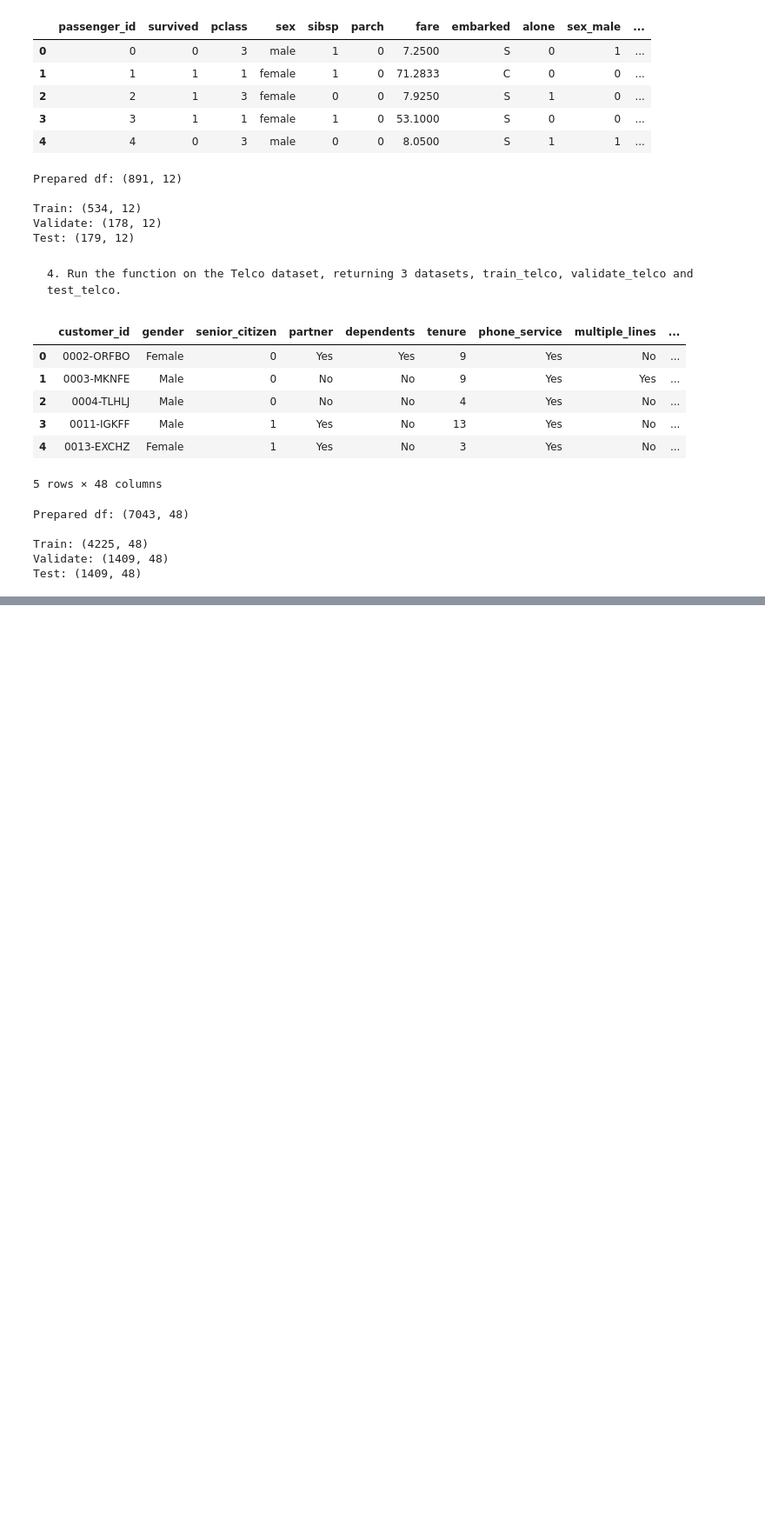
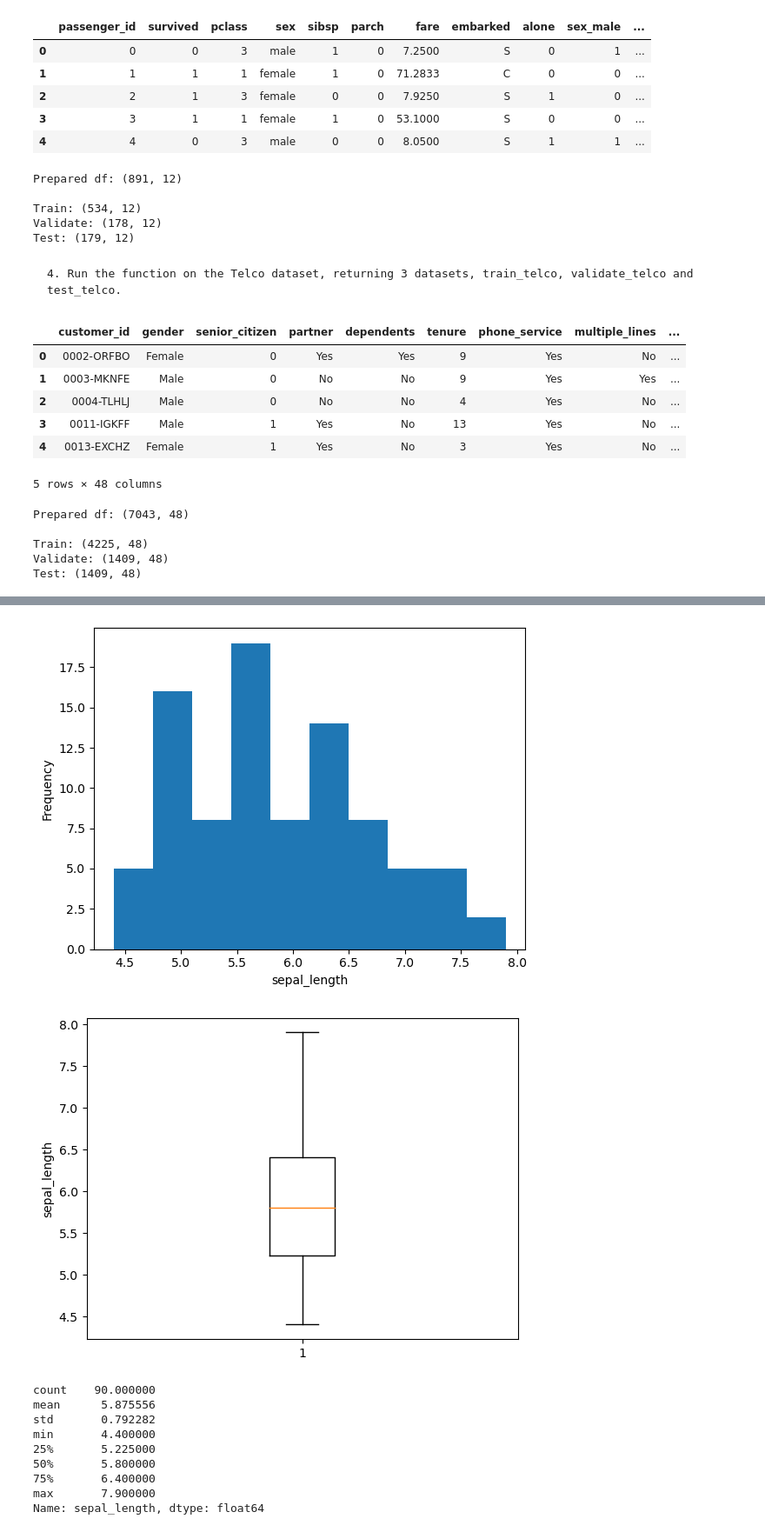
Before and after one commit to rosendo-lugo/classification-exercises, a Jupyter notebook: classification_exercises.ipynb, the cells around one changed output, grey strips where cells are left out. Shown at 87% size. Drawn from its saved outputs; the diff is of its cells as text; code cells hidden in the pictures; blank space fills up the shorter version.

```diff
--- a/classification_exercises.ipynb
+++ b/classification_exercises.ipynb
@@ -1262,18 +1148,0 @@ test.head()
-# %%
-# Iterate over each quantitative variable
-for col in train.select_dtypes(include=['float', 'int']):
-
-    # Create a histogram
-    plt.hist(train[col], bins=20)
-    plt.xlabel(col)
-    plt.ylabel('Frequency')
-    plt.show()
-
-    # Create a boxplot
-    plt.boxplot(train[col])
-    plt.ylabel(col)
-    plt.show()
-
-    # Compute descriptive statistics
-    stats = train[col].describe()
-    print(stats)
@@ -1416,7 +1148,0 @@ print(species_freq)
-# %%
-#
-for col in train.select_dtypes(include=['float', 'int']):
-
-    the_data = pd.cut(train[col], 5)
-
-    print(the_data.value_counts())
@@ -1464,0 +1322,30 @@ Name: petal_width, dtype: int64
+# %%
+# Iterate over each quantitative variable
+for col in train.select_dtypes(include=['float', 'int']):
+
+    # Create a histogram
+    plt.hist(train[col], bins=10)
+    plt.xlabel(col)
+    plt.ylabel('Frequency')
+    plt.show()
+
+    # Create a boxplot
+    plt.boxplot(train[col])
+    plt.ylabel(col)
+    plt.show()
+
+    # Compute descriptive statistics
+    stats = train[col].describe()
+    print(stats)
+# %% [output]
+[figure, added]
+[figure, added]
+count    90.000000
+mean      5.875556
+std       0.792282
+min       4.400000
+25%       5.225000
+50%       5.800000
+75%       6.400000
+max       7.900000
+Name: sepal_length, dtype: float64
```
Also changed, not shown: parts of 75 cells of this notebook.
